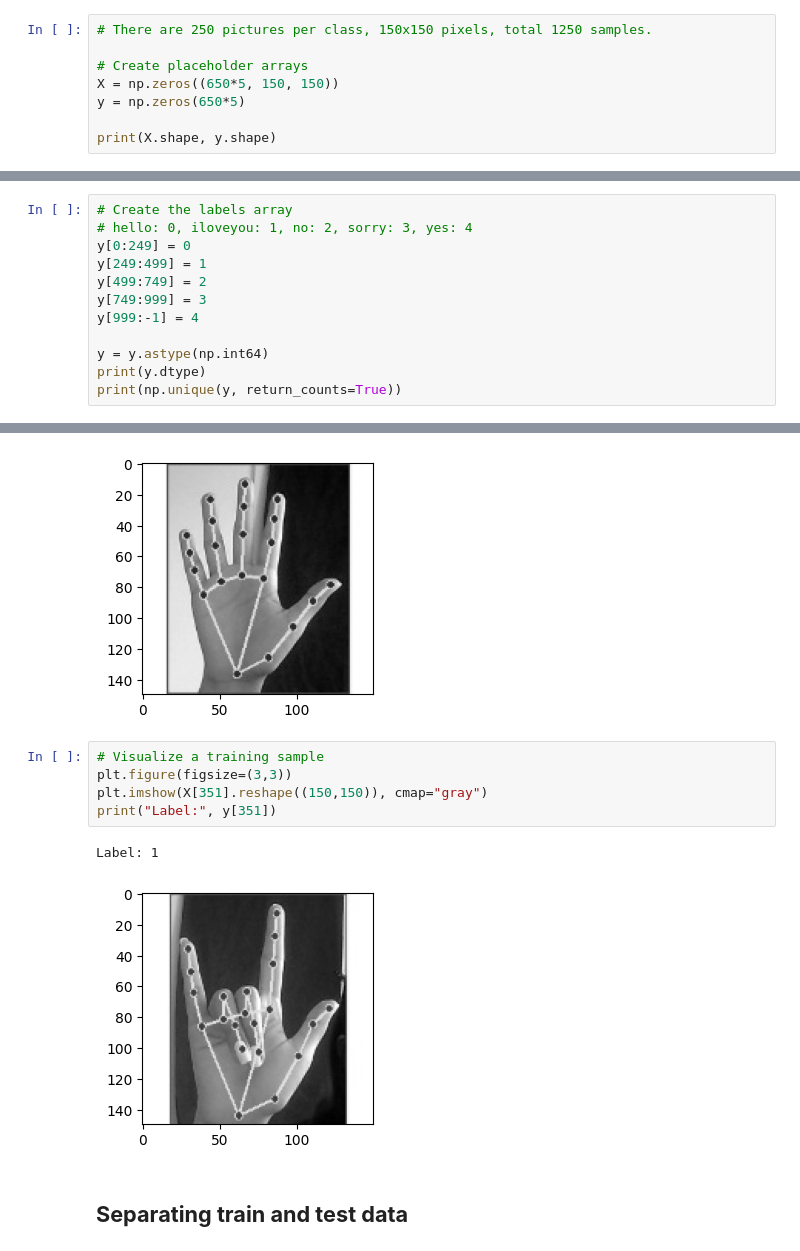
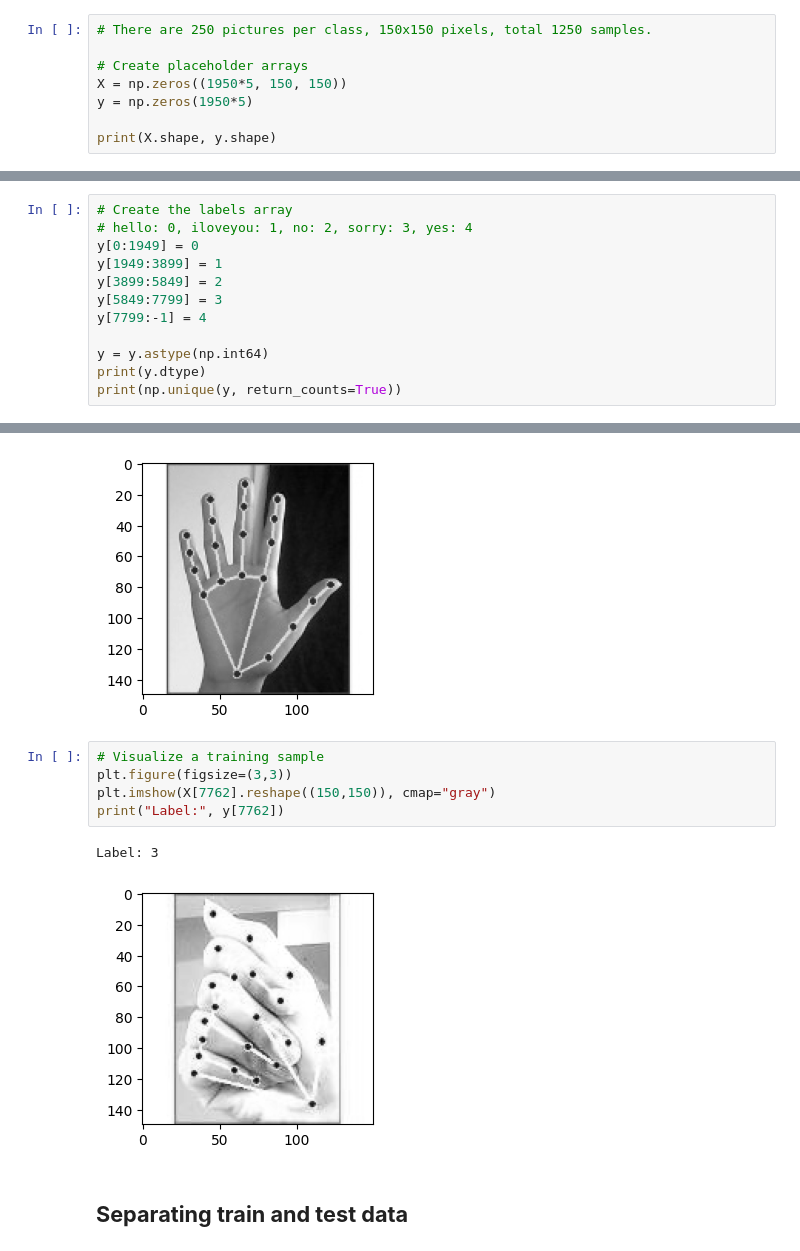
Before and after one commit to vnnfran/sign_language, a Jupyter notebook: Code/ann_training_keras.ipynb, the cells around one changed output, grey strips where cells are left out. Cells and saved outputs as stored; diff of their text form.

```diff
--- a/Code/ann_training_keras.ipynb
+++ b/Code/ann_training_keras.ipynb
@@ -21,8 +21,8 @@ from tensorflow import keras
 # There are 250 pictures per class, 150x150 pixels, total 1250 samples.
 
 # Create placeholder arrays
-X = np.zeros((650*5, 150, 150))
-y = np.zeros(650*5)
+X = np.zeros((1950*5, 150, 150))
+y = np.zeros(1950*5)
 
 print(X.shape, y.shape)
 # %% [output]
@@ -64,11 +64,11 @@ print(X.shape, X.dtype)
 # %%
 # Create the labels array
 # hello: 0, iloveyou: 1, no: 2, sorry: 3, yes: 4
-y[0:249] = 0
-y[249:499] = 1
-y[499:749] = 2
-y[749:999] = 3
-y[999:-1] = 4
+y[0:1949] = 0
+y[1949:3899] = 1
+y[3899:5849] = 2
+y[5849:7799] = 3
+y[7799:-1] = 4
 
 y = y.astype(np.int64)
 print(y.dtype)
@@ -89,11 +89,11 @@ Label: 0
 # %%
 # Visualize a training sample
 plt.figure(figsize=(3,3))
-plt.imshow(X[351].reshape((150,150)), cmap="gray")
-print("Label:", y[351])
+plt.imshow(X[7762].reshape((150,150)), cmap="gray")
+print("Label:", y[7762])
 # %% [output]
-Label: 1
+Label: 3
-[figure, old version]
+[figure, new version]
 # %% [markdown]
 ## **Separating train and test data**
 # %%
```
Also changed, not shown: parts of 15 cells of this notebook, 4 other files.
